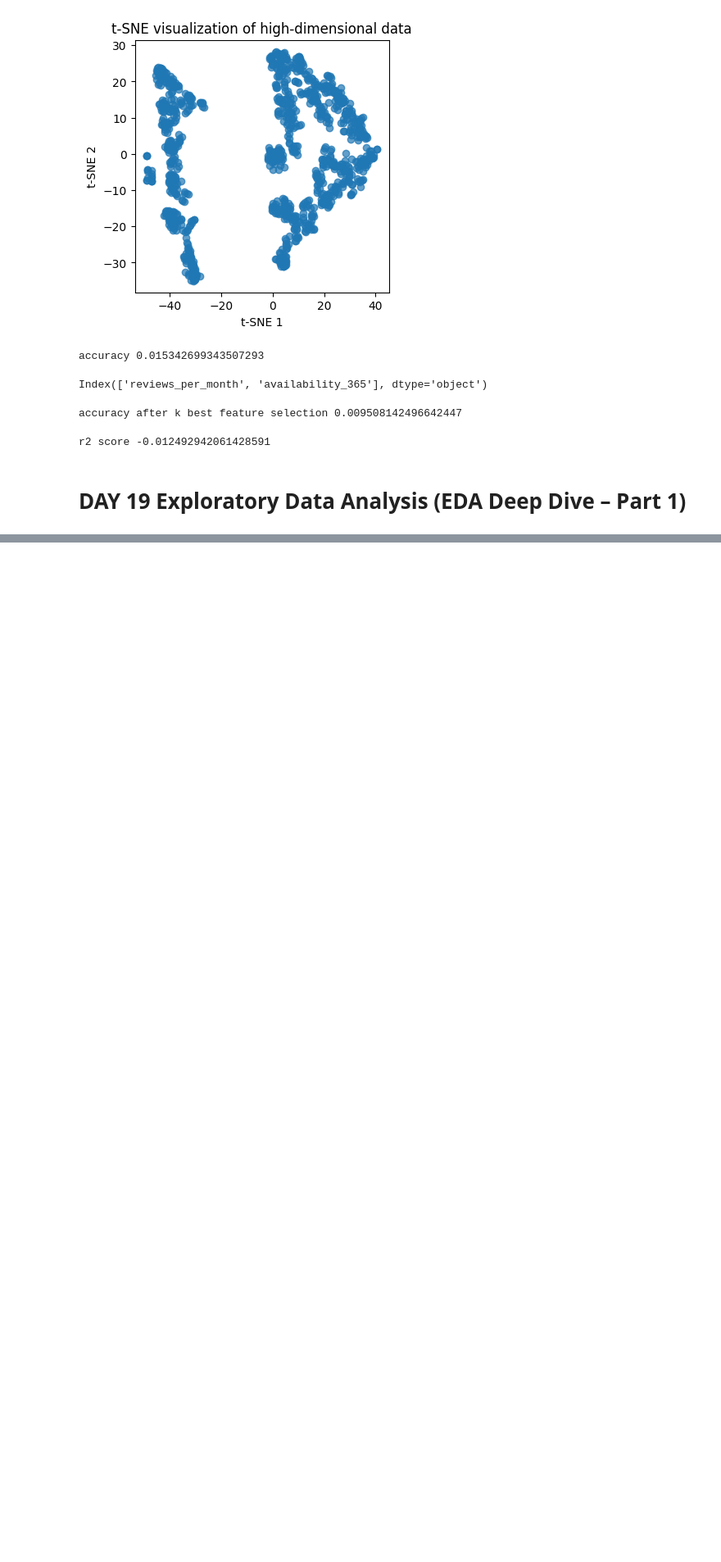
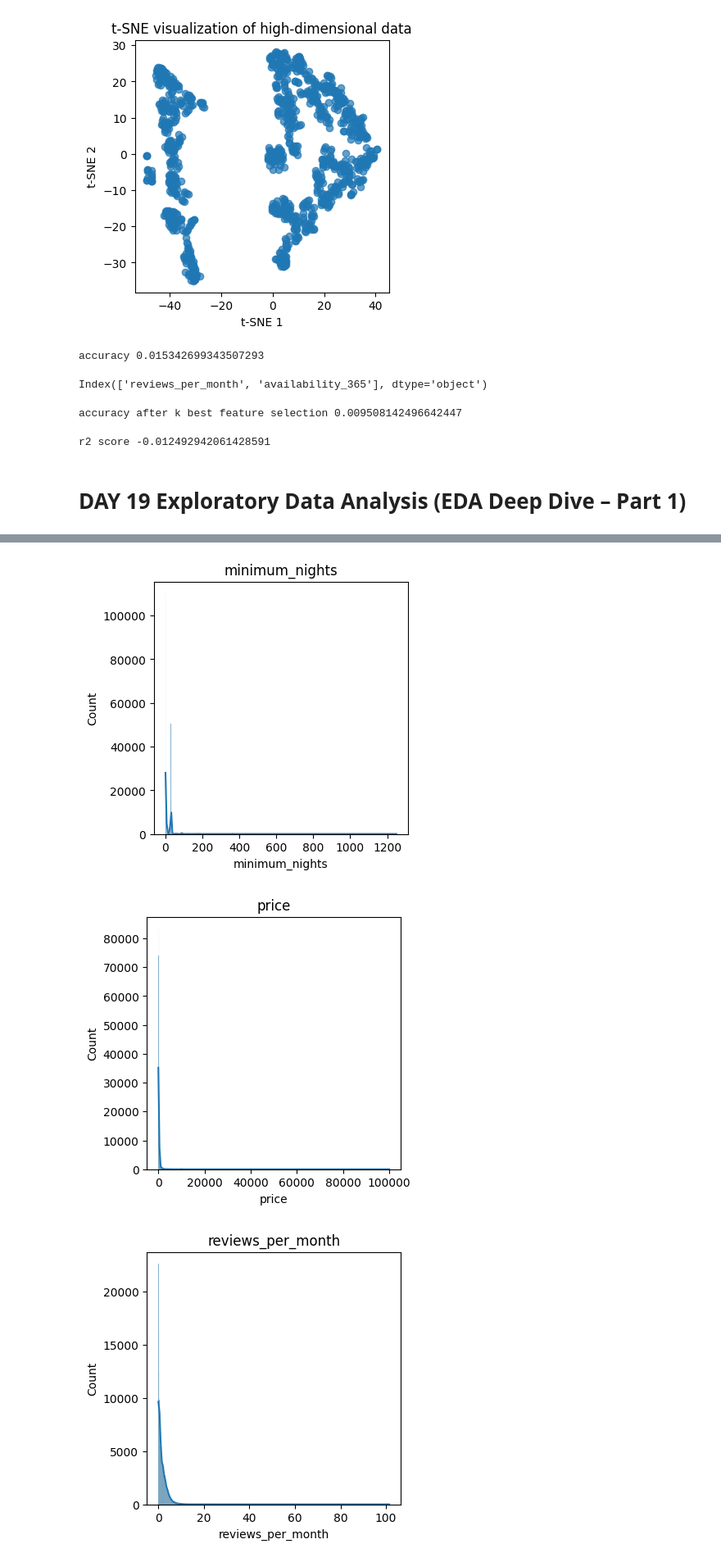
Before and after one commit to Rashmisharma0101/Python-Basics, a Jupyter notebook: Python-practice1month-24oct.ipynb, the cells around one changed output, grey strips where cells are left out. Shown at 82% size. Saved outputs shown, nothing was run; the diff lists cells and outputs as text; code cells hidden in the pictures; blank space fills up the shorter version.

```diff
--- a/Python-practice1month-24oct.ipynb
+++ b/Python-practice1month-24oct.ipynb
@@ -2281,3 +2291,15 @@ print('r2 score', r2)
 r2 score -0.012492942061428591
 # %% [markdown]
 # DAY 19 Exploratory Data Analysis (EDA Deep Dive – Part 1)
+# %%
+# Load a medium-sized dataset (e.g., Airbnb, Titanic, or your IITM dataset).
+# Use .info(), .describe(), .shape, .dtypes, and .isnull().sum() to get a summary.
+
+df = pd.read_csv(r'C:\Users\rasha\OneDrive\Desktop\Job 2026\ML PROJECTS\AirBNB Price prediction\AB_US_2023.csv')
+
+# summary
+
+print('dataframs shape', df.shape)
+print(df.describe)
+print(df.dtypes)
+print(df.isnull().sum())
@@ -2283,0 +2324,24 @@ r2 score -0.012492942061428591
+# %%
+# Plot histograms and boxplots for numeric features. Use .skew() and .kurtosis() to interpret distribution shapes.
+
+num = ['minimum_nights', 'price', 'reviews_per_month', 'availability_365', 'number_of_reviews_ltm']
+
+# histograms for numeric features
+import seaborn as sns
+import matplotlib.pyplot as plt
+
+for i in num:
+    plt.figure(figsize = (4,4))
+    sns.histplot(df[i], kde =  True)
+    plt.title(i)
+    plt.show()
+
+for i in num:
+    plt.figure(figsize = (4,4))
+    sns.boxplot(df[i])
+    plt.title(i)
+    plt.show()
+# %% [output]
+[figure, added]
+[figure, added]
+[figure, added]
```
Also changed, not shown: parts of 29 cells of this notebook.
